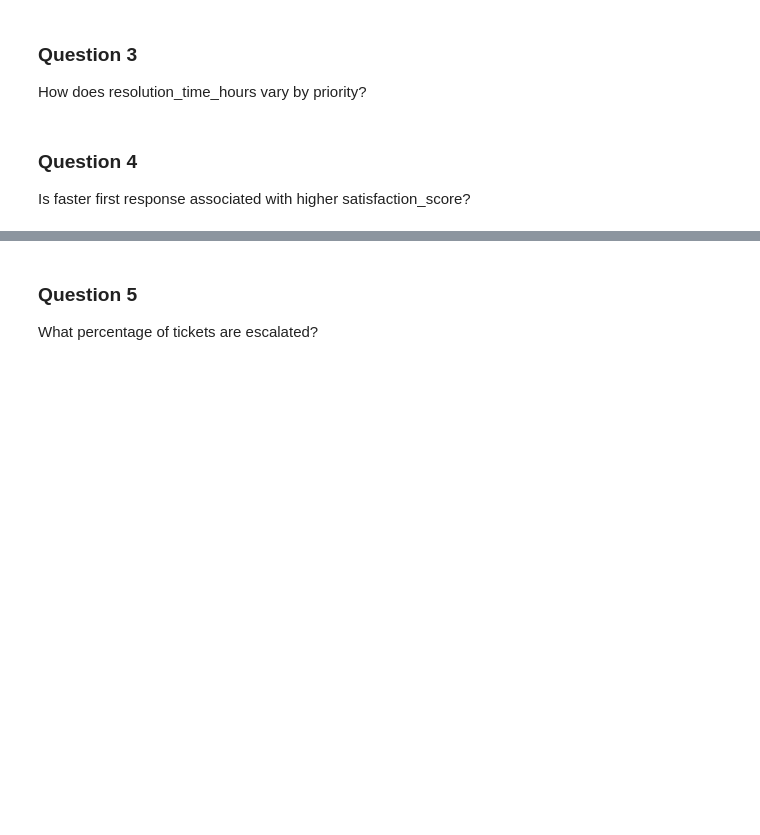
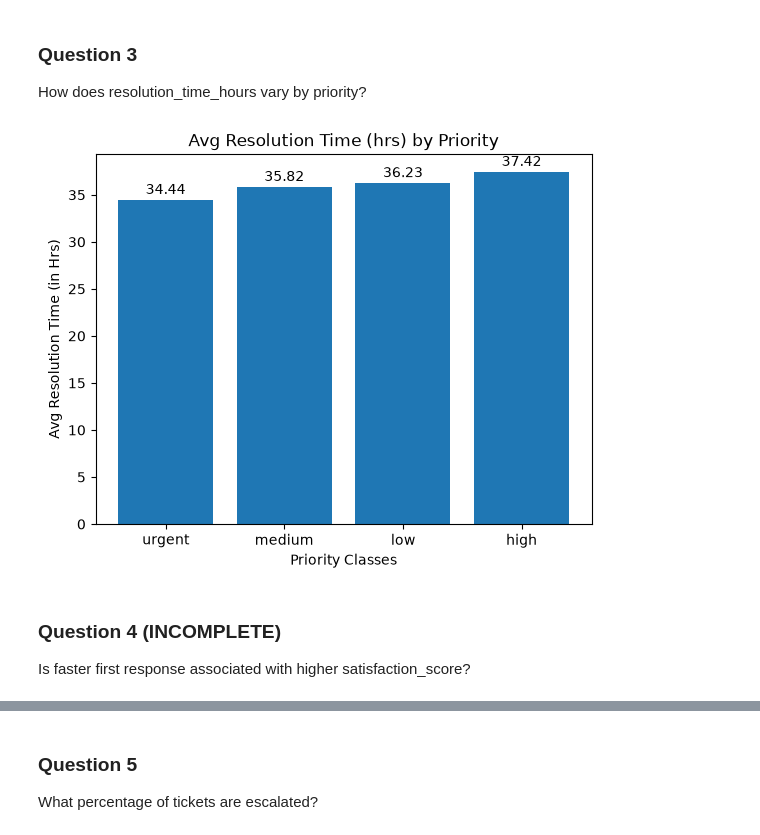
Before and after one commit to UjjwalKarkeyy/Falconstack_SaaS_Growth_Retention, a Jupyter notebook: ETL/etl2_eda.ipynb, the cells around one changed output, grey strips where cells are left out. Saved outputs shown, nothing was run; the diff lists cells and outputs as text; code cells hidden in the pictures; blank space fills up the shorter version.

```diff
--- a/ETL/etl2_eda.ipynb
+++ b/ETL/etl2_eda.ipynb
@@ -361,6 +410,18 @@ What is the distribution of tickets by priority?
 # %% [markdown]
 ### **Question 3**
 How does resolution_time_hours vary by priority?
+# %%
+resolution_by_priority = support_tickets_clean_df.groupby('priority')['resolution_time_hours'].mean().sort_values(ascending=True).reset_index()
+resolution_by_priority['resolution_time_hours'] = resolution_by_priority['resolution_time_hours'].round(2)
+
+bars = plt.bar(resolution_by_priority['priority'], resolution_by_priority['resolution_time_hours'])
+plt.bar_label(bars, padding=2)
+plt.title('Avg Resolution Time (hrs) by Priority')
+plt.xlabel('Priority Classes')
+plt.ylabel('Avg Resolution Time (in Hrs)')
+plt.show()
+# %% [output]
+[figure, added]
 # %% [markdown]
-### **Question 4**
+### **Question 4 (INCOMPLETE)**
 Is faster first response associated with higher satisfaction_score?
```
Also changed, not shown: parts of 16 cells of this notebook.
